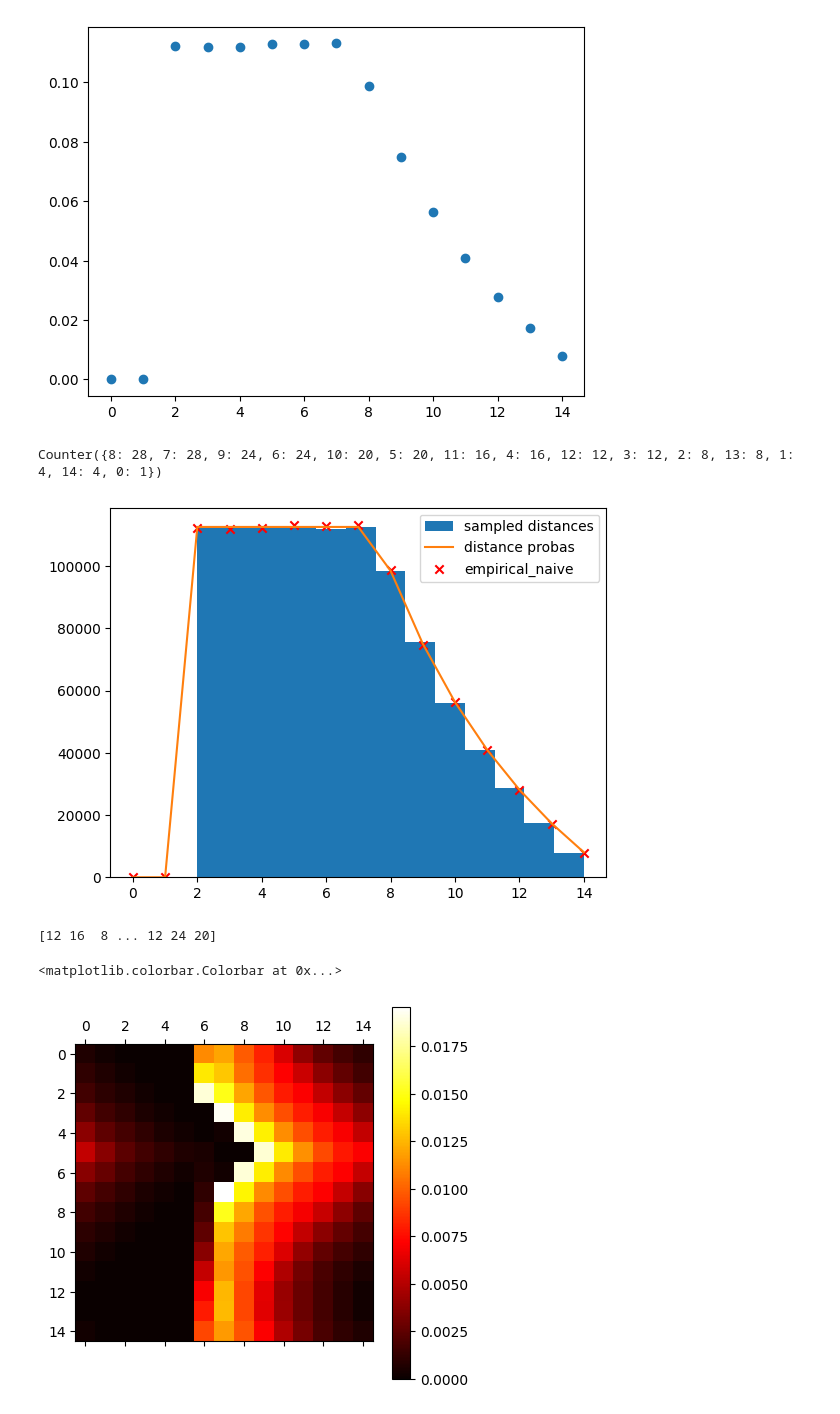
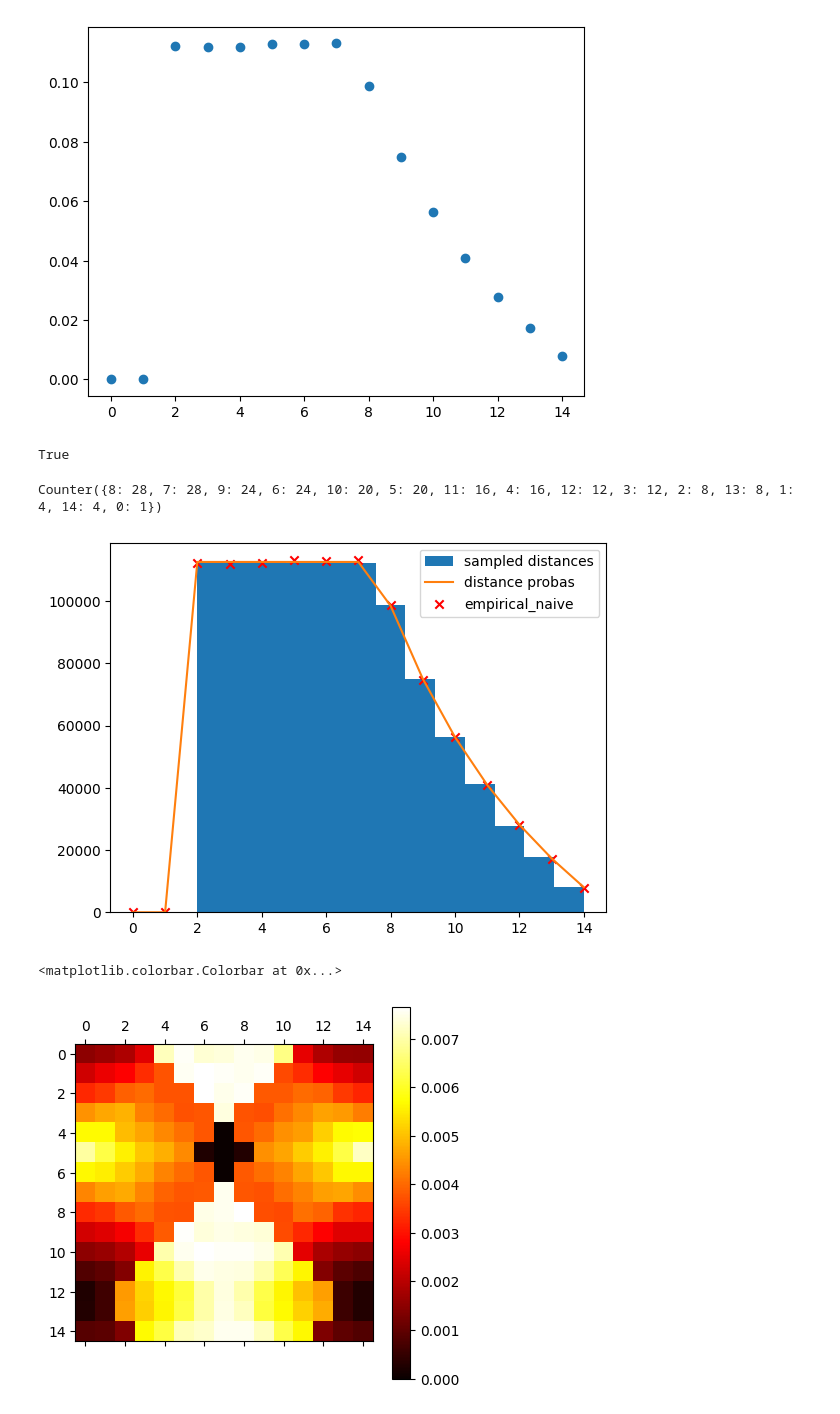
Before and after one commit to ricsi98/utvalasztas_verseny, a Jupyter notebook: smart_sampling.ipynb, the cells around one changed output. Drawn from its saved outputs; the diff is of its cells as text; code cells hidden in the pictures.

```diff
--- a/smart_sampling.ipynb
+++ b/smart_sampling.ipynb
@@ -75,6 +75,20 @@ plt.scatter(empirical_distances.keys(), empirical_distances.values())
 # %% [output]
 <matplotlib.collections.PathCollection at 0x...>
 [figure]
+# %%
+def num_of_distance(n,i):
+    assert n % 2 == 1
+    diameter = (n-1) // 2
+    if i == 0:
+        return 1
+    if i <= diameter:
+        return 4 * i
+    z = 2*diameter - i+1
+    return 4 * z
+
+dict(num_occurrences) ==  {k: num_of_distance(N, k) for k in empirical_distances.keys()}
+# %% [output]
+True
 # %%
 from collections import Counter
 # smart sampling
@@ -88,38 +102,37 @@ for i in range(N):
 
 num_occurrences = Counter(distance_mtx.astype(int).flatten())
 print(num_occurrences)
 for k, v in num_occurrences.items():
     distance_probas[k] *= v
 distance_probas /= distance_probas.sum()
 
 distances = np.random.choice(np.arange(len(distance_probas)), size=N_SAMPLES, p=distance_probas)
 plt.hist(distances, bins=len(distance_probas)-2, label="sampled distances")
 plt.plot(distance_probas * N_SAMPLES, label="distance probas")
 plt.scatter(empirical_distances.keys(), np.array(list(empirical_distances.values())) * N_SAMPLES, c="red", marker="x", label="empirical_naive")
 plt.legend()
 plt.show()
 
 # based on distance, we need to count how many different offsets with that distance we have
 # then sample uniformly from those offsets
 # TODO: programatically compute these instead of storing them
-num_possible = np.array([num_occurrences[d] for d in distances])
-index = np.random.randint(0, num_possible)
+#num_possible = np.array([num_occurrences[d] for d in distances])
+#index = np.random.randint(0, num_possible)
 
-dx = np.random.randint(-distances-1, distances+1)
+dx = np.random.randint(-N//2+1, N//2+1, size=N_SAMPLES)
 dy = distances - np.abs(dx)
 x_sign = 1 # np.random.choice([-1, 1], size=N_SAMPLES)
-y_sign = 1 # np.random.choice([-1, 1], size=N_SAMPLES)
+y_sign = np.random.choice([-1, 1], size=N_SAMPLES)
 x = (5 + x_sign * dx) % N
 y = (7 + y_sign * dy) % N
 empirical = np.zeros((N, N))
 for i in range(N_SAMPLES):
     empirical[x[i], y[i]] += 1
 empirical /= empirical.sum()
 plt.matshow(empirical, cmap='hot')
 plt.colorbar()
 # %% [output]
 Counter({8: 28, 7: 28, 9: 24, 6: 24, 10: 20, 5: 20, 11: 16, 4: 16, 12: 12, 3: 12, 2: 8, 13: 8, 1: 4, 14: 4, 0: 1})
-[figure, old version]
+[figure, new version]
-[12 16  8 ... 12 24 20]
+<matplotlib.colorbar.Colorbar at 0x...>
-<matplotlib.colorbar.Colorbar at 0x...>
-[figure, old version]
+[figure, new version]
```
Also changed, not shown: parts of 3 cells of this notebook.
